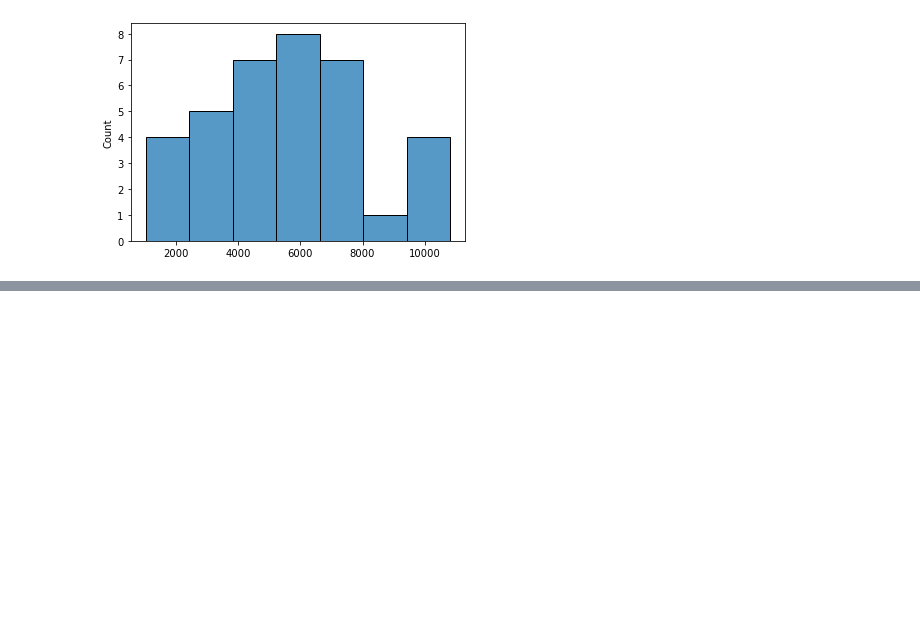
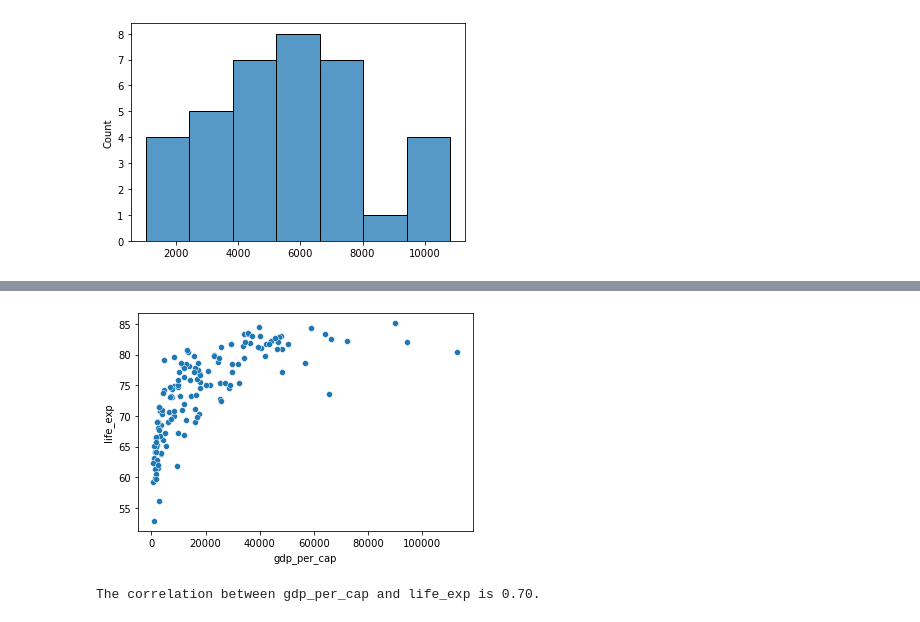
Before and after one commit to DimaGaz/bayesian_data_analysis, a Jupyter notebook: introduction_to_statistics.ipynb, the cells around one changed output, grey strips where cells are left out. Cells and saved outputs as stored; diff of their text form; code cells hidden in the pictures; blank space fills up the shorter version.

```diff
--- a/introduction_to_statistics.ipynb
+++ b/introduction_to_statistics.ipynb
@@ -457,0 +621,14 @@ Although the average sale amount went up, the variation also increased, so it's
+# %%
+# Scatterplot of gdp_per_cap and life_exp
+sns.scatterplot(x='gdp_per_cap', y='life_exp', data=world_happiness)
+
+# Show plot
+plt.show()
+
+# Correlation between gdp_per_cap and life_exp
+cor = world_happiness['gdp_per_cap'].corr(world_happiness['life_exp'])
+
+print("The correlation between gdp_per_cap and life_exp is {0:.2f}.".format(cor))
+# %% [output]
+[figure, added]
+The correlation between gdp_per_cap and life_exp is 0.70.
```
Also changed, not shown: parts of 25 cells of this notebook.
